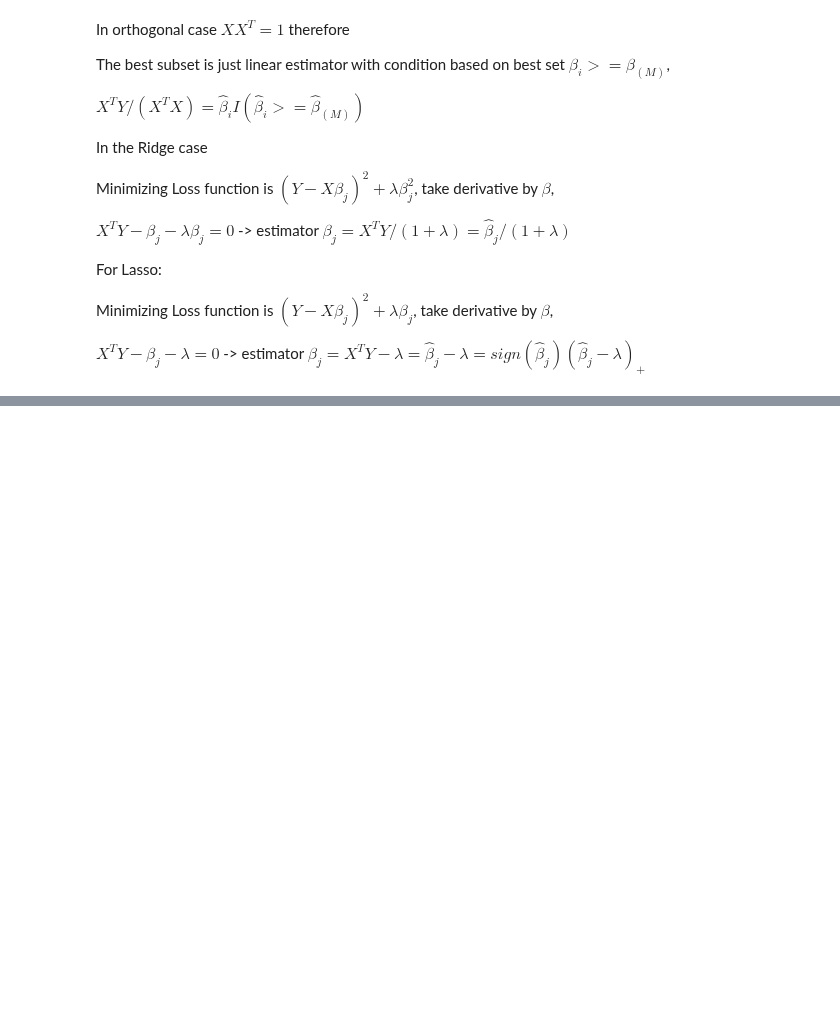
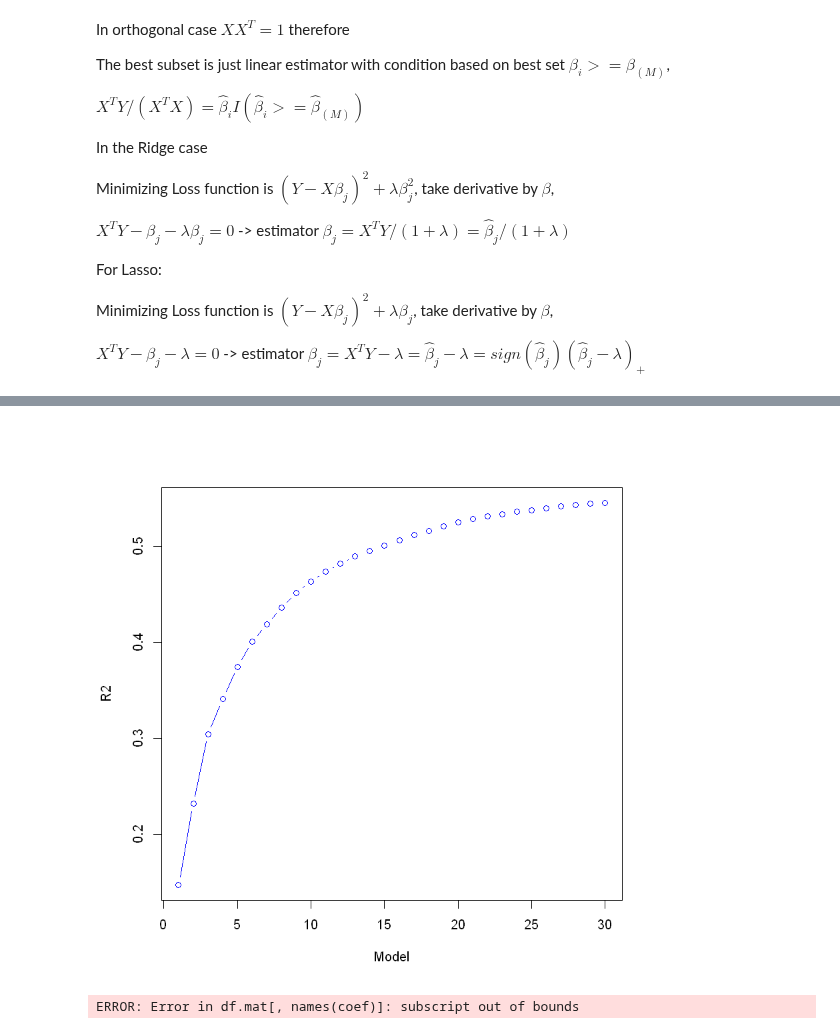
Before and after one commit to kuzn137/Statistical_problems, a Jupyter notebook: Ch3RESL.ipynb, the cells around one changed output, grey strips where cells are left out. Drawn from its saved outputs; the diff is of its cells as text; code cells hidden in the pictures; blank space fills up the shorter version.

```diff
--- a/Ch3RESL.ipynb
+++ b/Ch3RESL.ipynb
@@ -304,0 +346,15 @@ $X^TY-\beta_j - \lambda = 0$ -> estimator $ \beta_j =X^TY-\lambda= \hat{\beta}_j
+# %%
+l=dim(spam)[1]
+test=sample(seq(l), 1000, replace = FALSE)
+#spam=data.table(spam)
+colnames(spam)
+#sapply(spam, class)
+spam=as.data.table(spam)
+
+#dim(spam[type=='spam'])[1]
+spam$typen = 0
+spam$typen[spam_n$type=="spam"] = 1
+spam_n=spam[, -c("type")]
+spam_test = spam_n[test,]
+spam_train = spam_n[-test,]
+head(spam_n)
@@ -304,0 +414,5 @@ $X^TY-\beta_j - \lambda = 0$ -> estimator $ \beta_j =X^TY-\lambda= \hat{\beta}_j
+# %%
+nvmax = 30
+reg.fit=regsubsets(typen~.-1, data=spam_n,  method="backward", nvmax = nvmax) # "backwards" specified to speed up
+reg.sum=summary(reg.fit)
+reg.sum
@@ -304,0 +437,4 @@ $X^TY-\beta_j - \lambda = 0$ -> estimator $ \beta_j =X^TY-\lambda= \hat{\beta}_j
+# %%
+ plot(1:nvmax, reg.sum$adjr2, type="b", col="blue", xlab = "Model", ylab = "R2")
+# %% [output]
+[figure, added]
@@ -304,0 +452,6 @@ $X^TY-\beta_j - \lambda = 0$ -> estimator $ \beta_j =X^TY-\lambda= \hat{\beta}_j
+# %%
+val.mse = modelsMSE(reg.fit, typen~.-1, spam_n, spam_n$typen, nvmax)
+plot(val.mse, xlab = "Number of predictors", ylab = "Training MSE", pch = 19, type = "b")
+val.mse
+# %% [output]
+ERROR: Error in df.mat[, names(coef)]: subscript out of bounds
```
Also changed, not shown: parts of 22 cells of this notebook, 1 other file.
